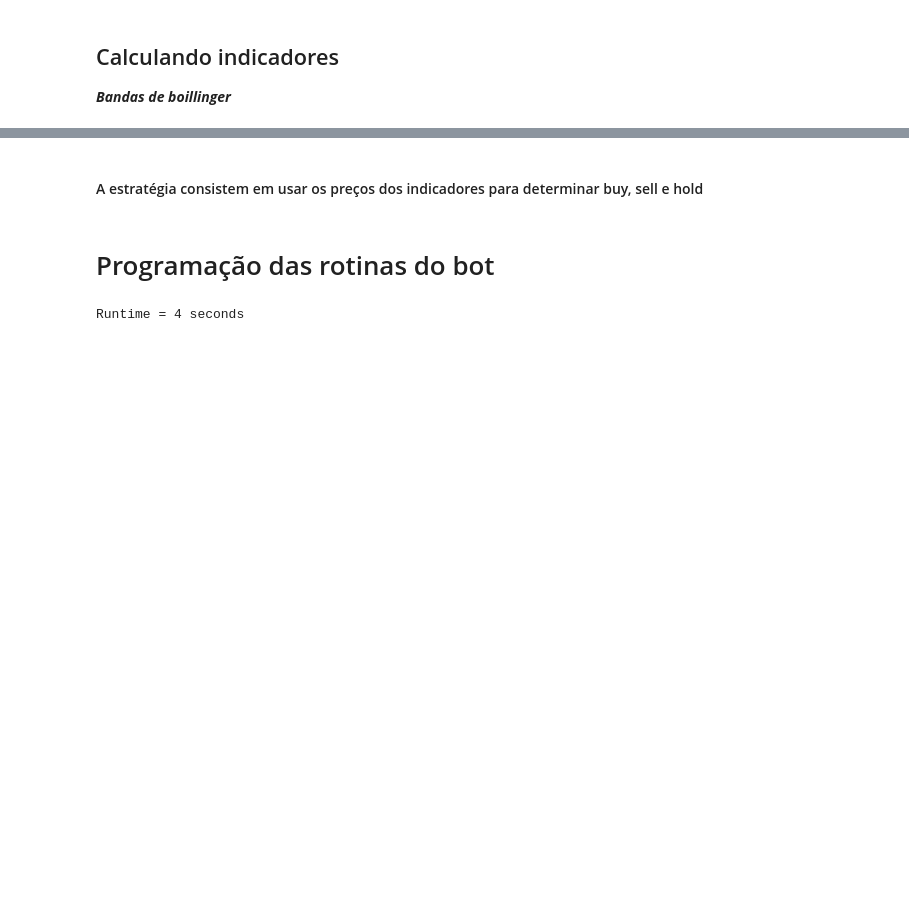
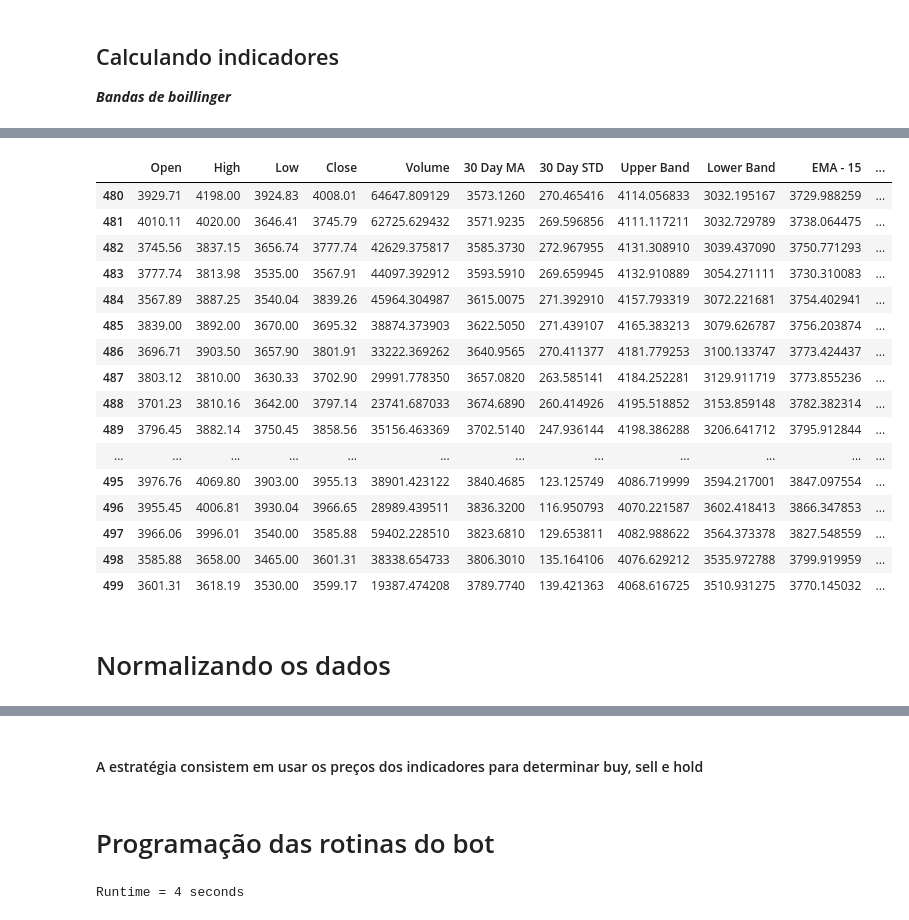
Before and after one commit to GabsGear/cpbr-2019-ktb, a Jupyter notebook: apre_jupyter/apresentacao.ipynb, the cells around one changed output, grey strips where cells are left out. Drawn from its saved outputs; the diff is of its cells as text; code cells hidden in the pictures; blank space fills up the shorter version.

```diff
--- a/apre_jupyter/apresentacao.ipynb
+++ b/apre_jupyter/apresentacao.ipynb
@@ -256,0 +234,42 @@ candles
+# %%
+from pyti.exponential_moving_average import exponential_moving_average as ema
+from pyti.aroon import aroon_down, aroon_up
+from pyti.ichimoku_cloud import tenkansen, kijunsen, chiku_span, senkou_a, senkou_b
+from pyti.momentum import momentum
+
+candles = bb.candles
+candles = candles.drop(['Open_time', 'Close_time', 'date'], axis=1)
+
+
+candles['EMA - 15'] = ema(candles['Close'].tolist(), 15)
+candles['aaron down'] = aroon_down(candles['Close'].tolist(), 25)
+candles['aaron up'] = aroon_up(candles['Close'].tolist(), 25)
+candles['tenkansen'] = tenkansen(candles['Close'].tolist())
+candles['kijunsen'] = kijunsen(candles['Close'].tolist())
+#candles['chiku_span'] = chiku_span(candles['Close'].tolist())
+#candles['senkou_a'] = senkou_a(candles['Close'].tolist())
+#candles['senkou_b'] = senkou_b(candles['Close'].tolist())
+candles['momentun'] = momentum(candles['Close'], 15)
+
+
+candles.tail(20)
+# %% [output]
+|  | Open | High | Low | Close | Volume | 30 Day MA | 30 Day STD | Upper Band | Lower Band | EMA - 15 | ... |
+| 480 | 3929.71 | 4198.00 | 3924.83 | 4008.01 | 64647.809129 | 3573.1260 | 270.465416 | 4114.056833 | 3032.195167 | 3729.988259 | ... |
+| 481 | 4010.11 | 4020.00 | 3646.41 | 3745.79 | 62725.629432 | 3571.9235 | 269.596856 | 4111.117211 | 3032.729789 | 3738.064475 | ... |
+| 482 | 3745.56 | 3837.15 | 3656.74 | 3777.74 | 42629.375817 | 3585.3730 | 272.967955 | 4131.308910 | 3039.437090 | 3750.771293 | ... |
+| 483 | 3777.74 | 3813.98 | 3535.00 | 3567.91 | 44097.392912 | 3593.5910 | 269.659945 | 4132.910889 | 3054.271111 | 3730.310083 | ... |
+| 484 | 3567.89 | 3887.25 | 3540.04 | 3839.26 | 45964.304987 | 3615.0075 | 271.392910 | 4157.793319 | 3072.221681 | 3754.402941 | ... |
+| 485 | 3839.00 | 3892.00 | 3670.00 | 3695.32 | 38874.373903 | 3622.5050 | 271.439107 | 4165.383213 | 3079.626787 | 3756.203874 | ... |
+| 486 | 3696.71 | 3903.50 | 3657.90 | 3801.91 | 33222.369262 | 3640.9565 | 270.411377 | 4181.779253 | 3100.133747 | 3773.424437 | ... |
+| 487 | 3803.12 | 3810.00 | 3630.33 | 3702.90 | 29991.778350 | 3657.0820 | 263.585141 | 4184.252281 | 3129.911719 | 3773.855236 | ... |
+| 488 | 3701.23 | 3810.16 | 3642.00 | 3797.14 | 23741.687033 | 3674.6890 | 260.414926 | 4195.518852 | 3153.859148 | 3782.382314 | ... |
+| 489 | 3796.45 | 3882.14 | 3750.45 | 3858.56 | 35156.463369 | 3702.5140 | 247.936144 | 4198.386288 | 3206.641712 | 3795.912844 | ... |
+| ... | ... | ... | ... | ... | ... | ... | ... | ... | ... | ... | ... |
+| 495 | 3976.76 | 4069.80 | 3903.00 | 3955.13 | 38901.423122 | 3840.4685 | 123.125749 | 4086.719999 | 3594.217001 | 3847.097554 | ... |
+| 496 | 3955.45 | 4006.81 | 3930.04 | 3966.65 | 28989.439511 | 3836.3200 | 116.950793 | 4070.221587 | 3602.418413 | 3866.347853 | ... |
+| 497 | 3966.06 | 3996.01 | 3540.00 | 3585.88 | 59402.228510 | 3823.6810 | 129.653811 | 4082.988622 | 3564.373378 | 3827.548559 | ... |
+| 498 | 3585.88 | 3658.00 | 3465.00 | 3601.31 | 38338.654733 | 3806.3010 | 135.164106 | 4076.629212 | 3535.972788 | 3799.919959 | ... |
+| 499 | 3601.31 | 3618.19 | 3530.00 | 3599.17 | 19387.474208 | 3789.7740 | 139.421363 | 4068.616725 | 3510.931275 | 3770.145032 | ... |
+# %% [markdown]
+# Normalizando os dados
```
Also changed, not shown: parts of 6 cells of this notebook, 1 other file.
